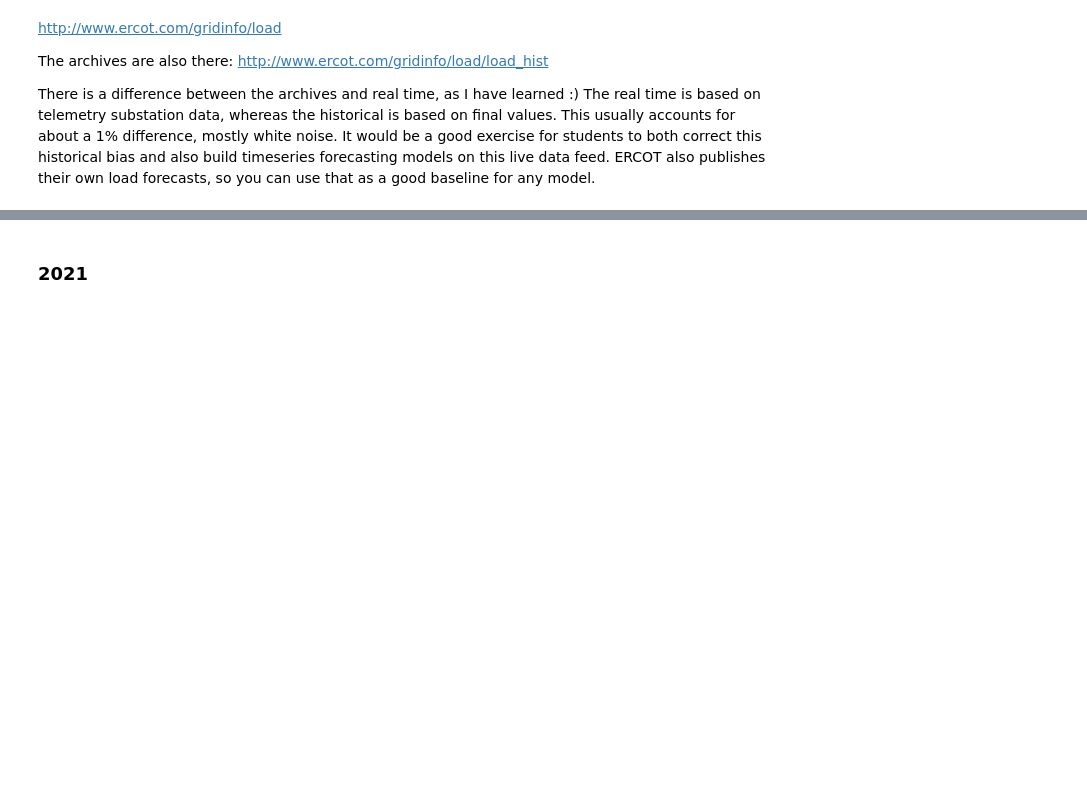
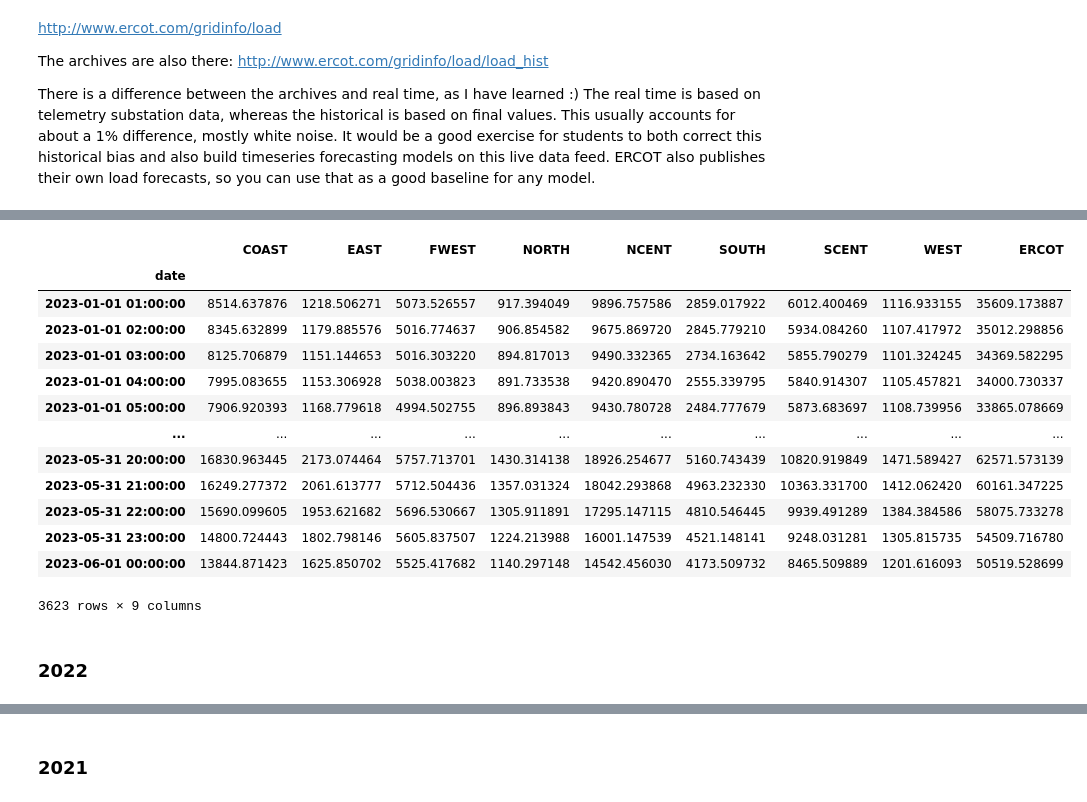
Before and after one commit to ipeirotis-org/datasets, a Jupyter notebook: notebooks/ERCOT.ipynb, the cells around one changed output, grey strips where cells are left out. Saved outputs shown, nothing was run; the diff lists cells and outputs as text; code cells hidden in the pictures; blank space fills up the shorter version.

```diff
--- a/notebooks/ERCOT.ipynb
+++ b/notebooks/ERCOT.ipynb
@@ -49,0 +61,2 @@ def str_to_datetime(date_str):
+# %%
+df2023 = pd.read_excel("Native_Load_2023.xlsx")
@@ -49,0 +77,2 @@ def str_to_datetime(date_str):
+# %%
+df2023["Hour Ending"] = df2023["Hour Ending"].astype(str)
@@ -49,0 +87,25 @@ def str_to_datetime(date_str):
+# %%
+df2023['date'] = df2023["Hour Ending"].astype(str).apply(str_to_datetime)
+df2023.drop('Hour Ending', inplace=True, axis='columns')
+df2023.set_index('date', inplace=True)
+
+df2023.sort_index(inplace=True)
+# %%
+df2023
+# %% [output]
+|  | COAST | EAST | FWEST | NORTH | NCENT | SOUTH | SCENT | WEST | ERCOT |
+| date |  |  |  |  |  |  |  |  |  |
+| 2023-01-01 01:00:00 | 8514.637876 | 1218.506271 | 5073.526557 | 917.394049 | 9896.757586 | 2859.017922 | 6012.400469 | 1116.933155 | 35609.173887 |
+| 2023-01-01 02:00:00 | 8345.632899 | 1179.885576 | 5016.774637 | 906.854582 | 9675.869720 | 2845.779210 | 5934.084260 | 1107.417972 | 35012.298856 |
+| 2023-01-01 03:00:00 | 8125.706879 | 1151.144653 | 5016.303220 | 894.817013 | 9490.332365 | 2734.163642 | 5855.790279 | 1101.324245 | 34369.582295 |
+| 2023-01-01 04:00:00 | 7995.083655 | 1153.306928 | 5038.003823 | 891.733538 | 9420.890470 | 2555.339795 | 5840.914307 | 1105.457821 | 34000.730337 |
+| 2023-01-01 05:00:00 | 7906.920393 | 1168.779618 | 4994.502755 | 896.893843 | 9430.780728 | 2484.777679 | 5873.683697 | 1108.739956 | 33865.078669 |
+| ... | ... | ... | ... | ... | ... | ... | ... | ... | ... |
+| 2023-05-31 20:00:00 | 16830.963445 | 2173.074464 | 5757.713701 | 1430.314138 | 18926.254677 | 5160.743439 | 10820.919849 | 1471.589427 | 62571.573139 |
+| 2023-05-31 21:00:00 | 16249.277372 | 2061.613777 | 5712.504436 | 1357.031324 | 18042.293868 | 4963.232330 | 10363.331700 | 1412.062420 | 60161.347225 |
+| 2023-05-31 22:00:00 | 15690.099605 | 1953.621682 | 5696.530667 | 1305.911891 | 17295.147115 | 4810.546445 | 9939.491289 | 1384.384586 | 58075.733278 |
+| 2023-05-31 23:00:00 | 14800.724443 | 1802.798146 | 5605.837507 | 1224.213988 | 16001.147539 | 4521.148141 | 9248.031281 | 1305.815735 | 54509.716780 |
+| 2023-06-01 00:00:00 | 13844.871423 | 1625.850702 | 5525.417682 | 1140.297148 | 14542.456030 | 4173.509732 | 8465.509889 | 1201.616093 | 50519.528699 |
+3623 rows × 9 columns
+# %% [markdown]
+### 2022
```
Also changed, not shown: parts of 43 cells of this notebook.
